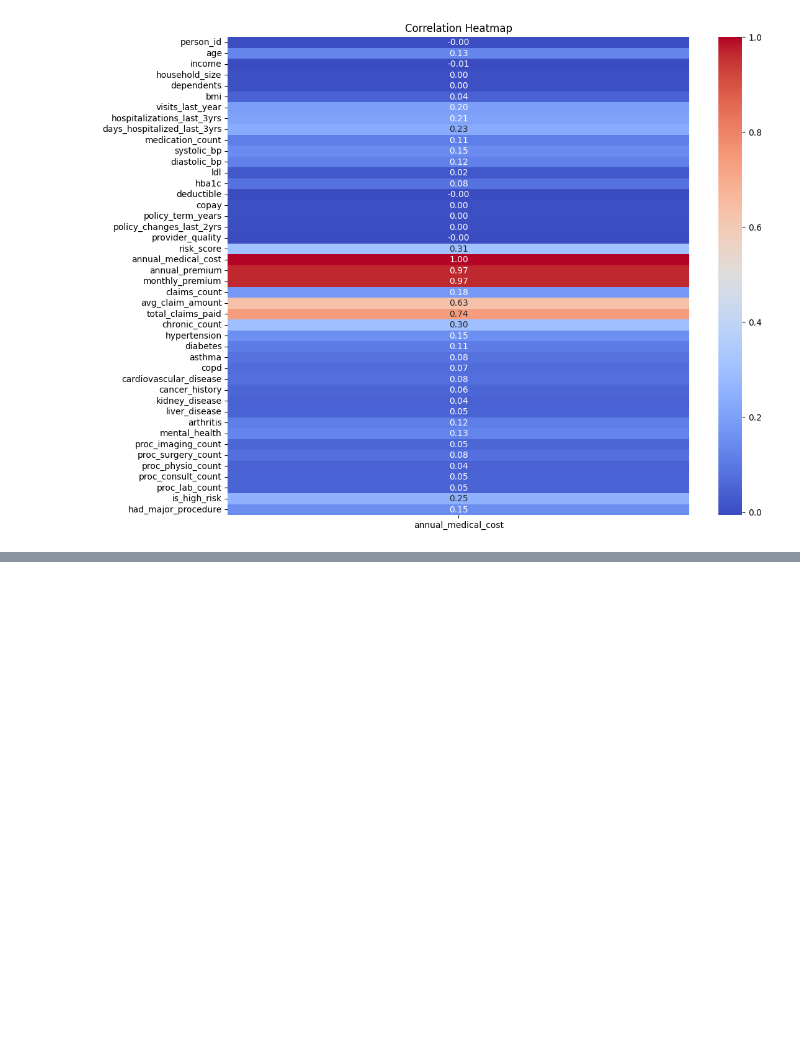
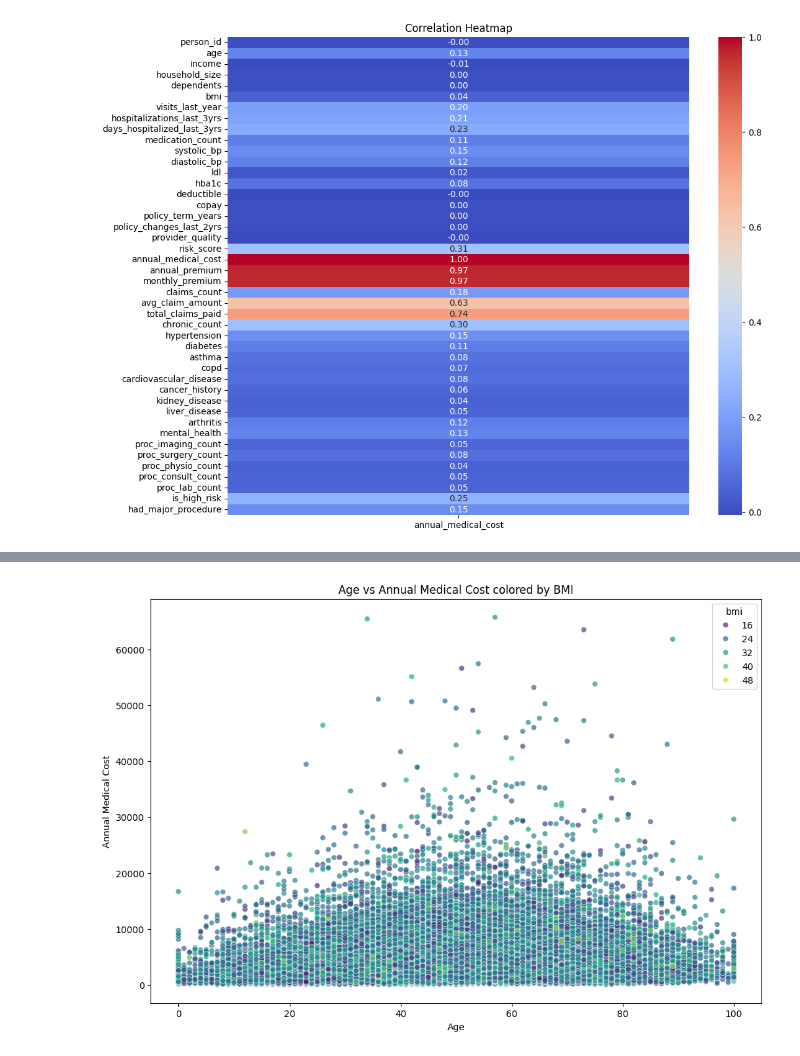
Before and after one commit to ashishjadhav123/Project_Medical_Insurance, a Jupyter notebook: Medical_Inc_ver2.ipynb, the cells around one changed output, grey strips where cells are left out. Cells and saved outputs as stored; diff of their text form; code cells hidden in the pictures; blank space fills up the shorter version.

```diff
--- a/Medical_Inc_ver2.ipynb
+++ b/Medical_Inc_ver2.ipynb
@@ -149,0 +174,10 @@ plt.show()
+# %%
+plt.figure(figsize=(12, 8))
+
+sns.scatterplot(data=df_input, x='age', y='annual_medical_cost', hue='bmi', palette='viridis', alpha=0.7)
+plt.title('Age vs Annual Medical Cost colored by BMI')
+plt.xlabel('Age')
+plt.ylabel('Annual Medical Cost')
+plt.show()
+# %% [output]
+[figure, added]
```
Also changed, not shown: parts of 6 cells of this notebook.
